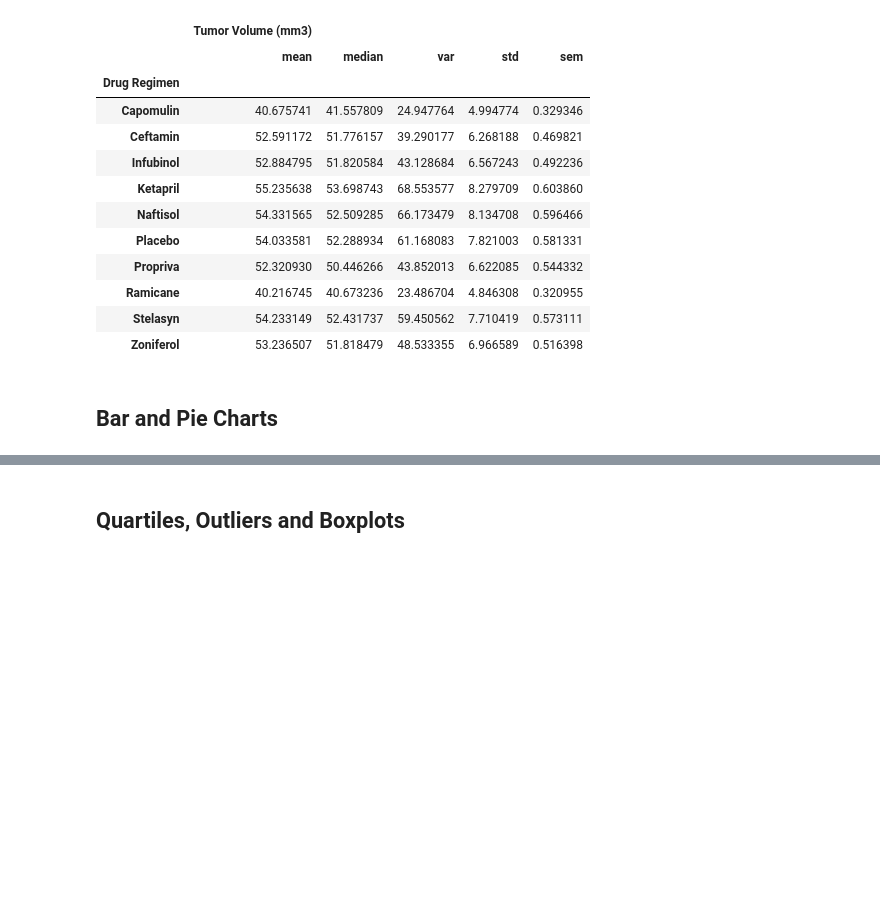
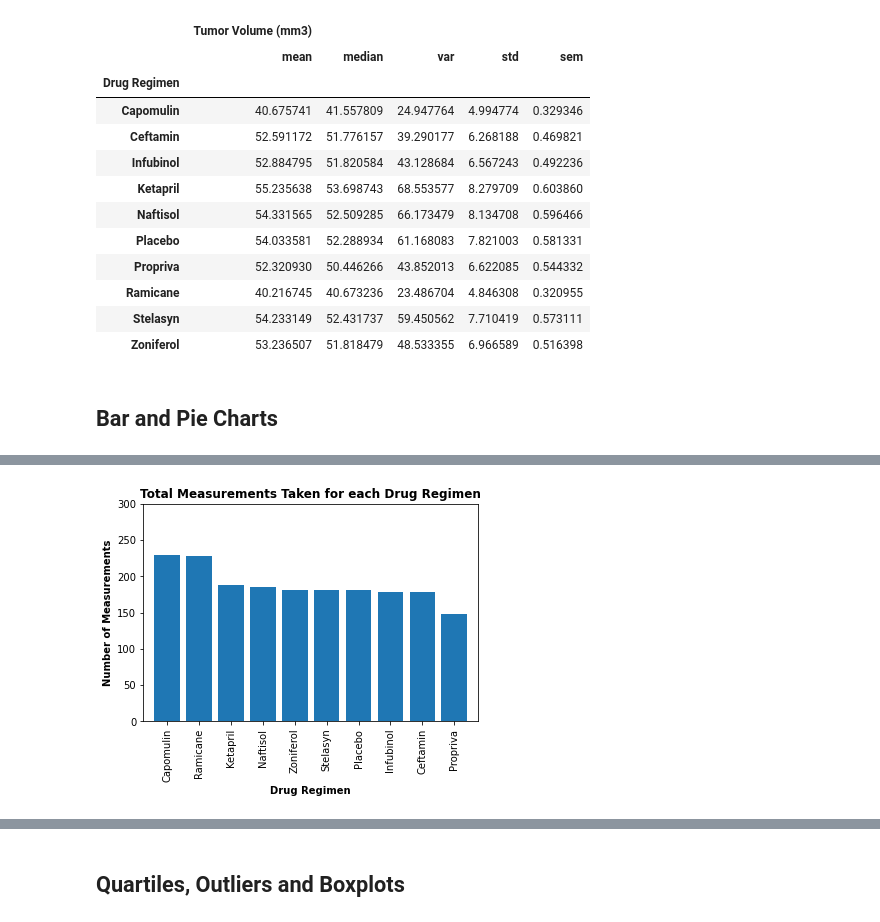
Before and after one commit to fromjandp/Pymaceuticals-Challenge, a Jupyter notebook: pymaceuticals_starter.ipynb, the cells around one changed output, grey strips where cells are left out. Saved outputs shown, nothing was run; the diff lists cells and outputs as text; code cells hidden in the pictures; blank space fills up the shorter version.

```diff
--- a/pymaceuticals_starter.ipynb
+++ b/pymaceuticals_starter.ipynb
@@ -156,2 +165,21 @@ plt.show()
+# %%
+# Generate a bar plot showing the total number of measurements taken on each drug regimen using pyplot.
+
+drug_regimen_measurements = clean_mouse_data['Drug Regimen'].value_counts()
+
+plt.bar(drug_regimen_measurements.index.values, drug_regimen_measurements.values)
+
+plt.title("Total Measurements Taken for each Drug Regimen", fontweight=750, size = "large")
+
+plt.xlabel("Drug Regimen", fontweight=600, size="medium")
+plt.ylabel("Number of Measurements", fontweight=600, size="medium")
+plt.xticks(rotation=90)
+
+plt.xlim(-0.75, 9.75)
+plt.ylim(0, 300)
+
+plt.show()
+# %% [output]
+[figure, added]
 # %%
 # Generate a pie plot showing the distribution of female versus male mice using pandas
```
Also changed, not shown: parts of 12 cells of this notebook, 1 other file.
